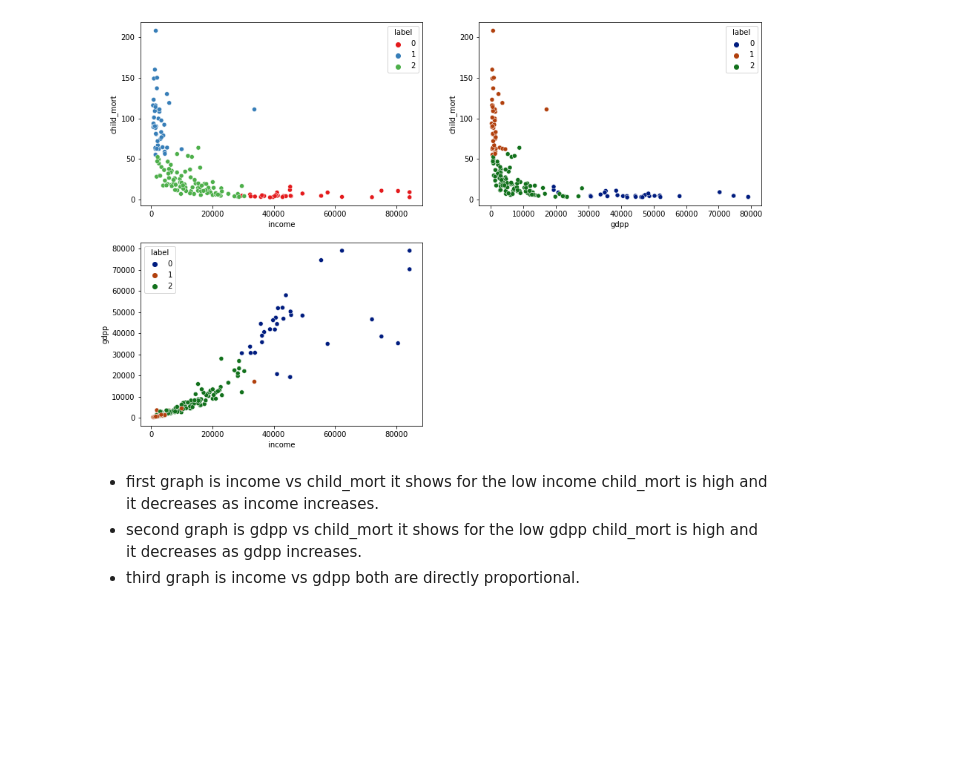
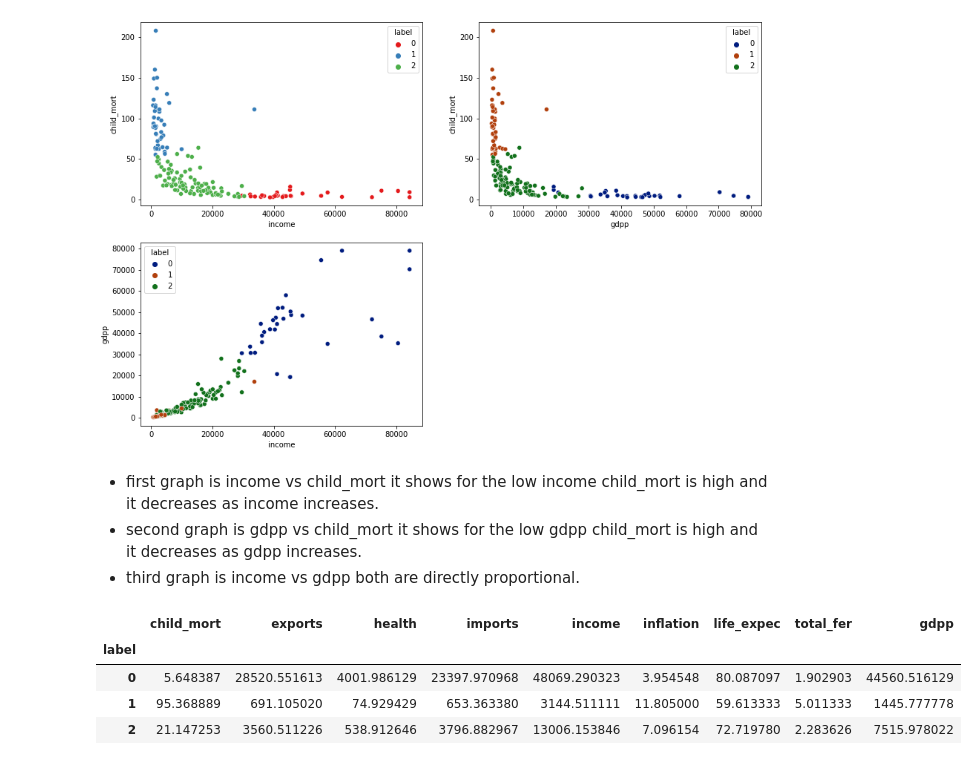
Before and after one commit to Arch0/Analysis-of-country-dataset-, a Jupyter notebook: Untitled1.ipynb, the cells around one changed output. Saved outputs shown, nothing was run; the diff lists cells and outputs as text; code cells hidden in the pictures; blank space fills up the shorter version.

```diff
--- a/Untitled1.ipynb
+++ b/Untitled1.ipynb
@@ -324,3 +324,12 @@ sns.scatterplot(x = 'income', y = 'gdpp', hue = 'label', data = df.kmean, palett
 * first graph is income vs child_mort it shows for the low income child_mort is high and it decreases as income increases.
 * second graph is gdpp vs child_mort it shows for the low gdpp child_mort is high and it decreases as gdpp increases.
 * third graph is income vs gdpp both are directly proportional.
+# %%
+# Cluster Profiling: GDP CHILD MORT INCOME
+df.kmean.drop('country',axis = 1).groupby('label').mean()
+# %% [output]
+|  | child_mort | exports | health | imports | income | inflation | life_expec | total_fer | gdpp |
+| label |  |  |  |  |  |  |  |  |  |
+| 0 | 5.648387 | 28520.551613 | 4001.986129 | 23397.970968 | 48069.290323 | 3.954548 | 80.087097 | 1.902903 | 44560.516129 |
+| 1 | 95.368889 | 691.105020 | 74.929429 | 653.363380 | 3144.511111 | 11.805000 | 59.613333 | 5.011333 | 1445.777778 |
+| 2 | 21.147253 | 3560.511226 | 538.912646 | 3796.882967 | 13006.153846 | 7.096154 | 72.719780 | 2.283626 | 7515.978022 |
```
Also changed, not shown: parts of 1 cell of this notebook.
